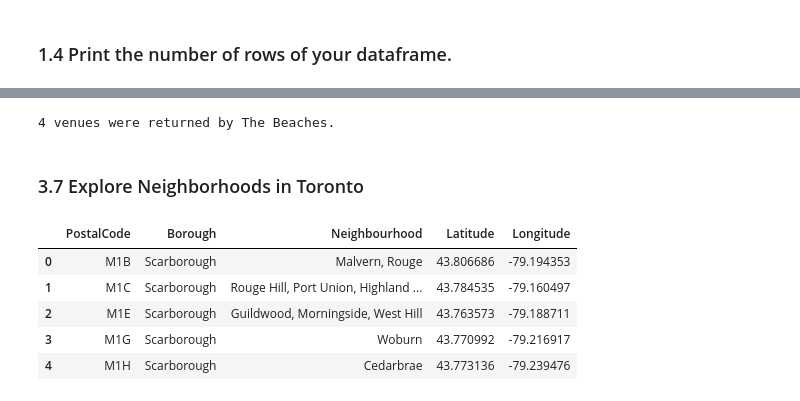
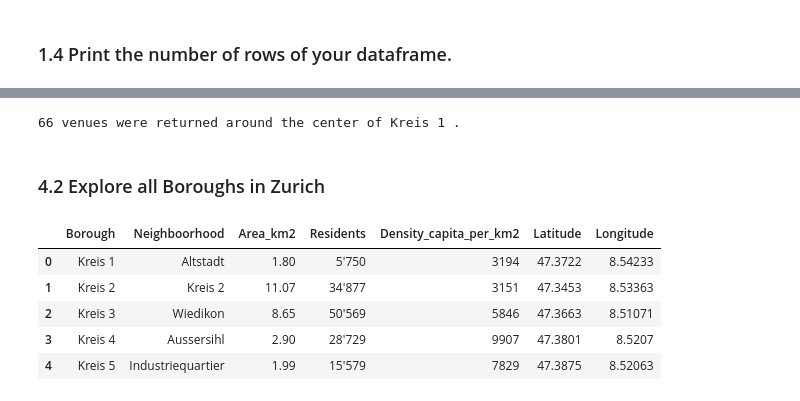
Before and after one commit to you-R-I/Coursera_Capstone, a Jupyter notebook: Coursera - Capstone Project - Week 3.ipynb, the cells around one changed output, grey strips where cells are left out. Saved outputs shown, nothing was run; the diff lists cells and outputs as text; code cells hidden in the pictures.

```diff
--- a/Coursera - Capstone Project - Week 3.ipynb
+++ b/Coursera - Capstone Project - Week 3.ipynb
@@ -299,18 +214,0 @@ The geograpical coordinate of Toronto are 43.6534817, -79.3839347.
-# %%
-# create map of Toronto using latitude and longitude values
-map_toronto_new = folium.Map(location=[latitude, longitude], zoom_start=10)
-
-# add markers to map
-for lat, lng, borough, neighborhood in zip(toronto_df_new['Latitude'], toronto_df_new['Longitude'], toronto_df_new['Borough'], toronto_df_new['Neighbourhood']):
-    label = '{}, {}'.format(neighborhood, borough)
-    label = folium.Popup(label, parse_html=True)
-    folium.CircleMarker(
-        [lat, lng],
-        radius=5,
-        popup=label,
-        color='blue',
-        fill=True,
-        fill_color='#3186cc',
-        fill_opacity=0.7).add_to(map_toronto_new)
-
-map_toronto_new
@@ -365,0 +242,4 @@ Latitude and longitude values of The Beaches are 43.67635739999999, -79.2930312.
+# %%
+df_zh['Latitude'] = ''
+df_zh['Longitude'] = ''
+df_zh
@@ -365,0 +260,12 @@ Latitude and longitude values of The Beaches are 43.67635739999999, -79.2930312.
+# %%
+i = 0
+for borough in df_zh['Borough']:
+    address = 'Zurich, ' + borough
+    geolocator = Nominatim(user_agent="zurich_explorer")
+    location = geolocator.geocode(address)
+    latitude = location.latitude
+    longitude = location.longitude
+    df_zh.at[i,'Latitude'] = latitude
+    df_zh.at[i,'Longitude'] = longitude
+    print('The geograpical coordinates of {} are {}, {}. and nr {} '.format(address, latitude, longitude, i) )
+    i = i+1
@@ -365,0 +336,3 @@ Latitude and longitude values of The Beaches are 43.67635739999999, -79.2930312.
+# %%
+df_zh.at[3,'Latitude'] = 47.3801
+df_zh.at[3,'Longitude'] = 8.5207
@@ -435,9 +462,9 @@ nearby_venues.head()
 # %%
-print('{} venues were returned by The Beaches.'.format(nearby_venues.shape[0]))
+print('{} venues were returned around the center of {} .'.format(nearby_venues.shape[0], neighborhood_name))
 # %% [output]
-4 venues were returned by The Beaches.
+66 venues were returned around the center of Kreis 1 .
-# %% [markdown]
-### 3.7 Explore Neighborhoods in Toronto
+# %% [markdown]
+### 4.2 Explore all Boroughs in Zurich
 # %%
 def getNearbyVenues(names, latitudes, longitudes, radius=500):
 
@@ -479,12 +506,12 @@ def getNearbyVenues(names, latitudes, longitudes, radius=500):
 
     return(nearby_venues)
 # %%
-toronto_df.head()
+df_zh.head()
 # %% [output]
-|  | PostalCode | Borough | Neighbourhood | Latitude | Longitude |
-| 0 | M1B | Scarborough | Malvern, Rouge | 43.806686 | -79.194353 |
-| 1 | M1C | Scarborough | Rouge Hill, Port Union, Highland ... | 43.784535 | -79.160497 |
-| 2 | M1E | Scarborough | Guildwood, Morningside, West Hill | 43.763573 | -79.188711 |
-| 3 | M1G | Scarborough | Woburn | 43.770992 | -79.216917 |
-| 4 | M1H | Scarborough | Cedarbrae | 43.773136 | -79.239476 |
+|  | Borough | Neighboorhood | Area_km2 | Residents | Density_capita_per_km2 | Latitude | Longitude |
+| 0 | Kreis 1 | Altstadt | 1.80 | 5'750 | 3194 | 47.3722 | 8.54233 |
+| 1 | Kreis 2 | Kreis 2 | 11.07 | 34'877 | 3151 | 47.3453 | 8.53363 |
+| 2 | Kreis 3 | Wiedikon | 8.65 | 50'569 | 5846 | 47.3663 | 8.51071 |
+| 3 | Kreis 4 | Aussersihl | 2.90 | 28'729 | 9907 | 47.3801 | 8.5207 |
+| 4 | Kreis 5 | Industriequartier | 1.99 | 15'579 | 7829 | 47.3875 | 8.52063 |
 # %%
```
Also changed, not shown: parts of 128 cells of this notebook.
